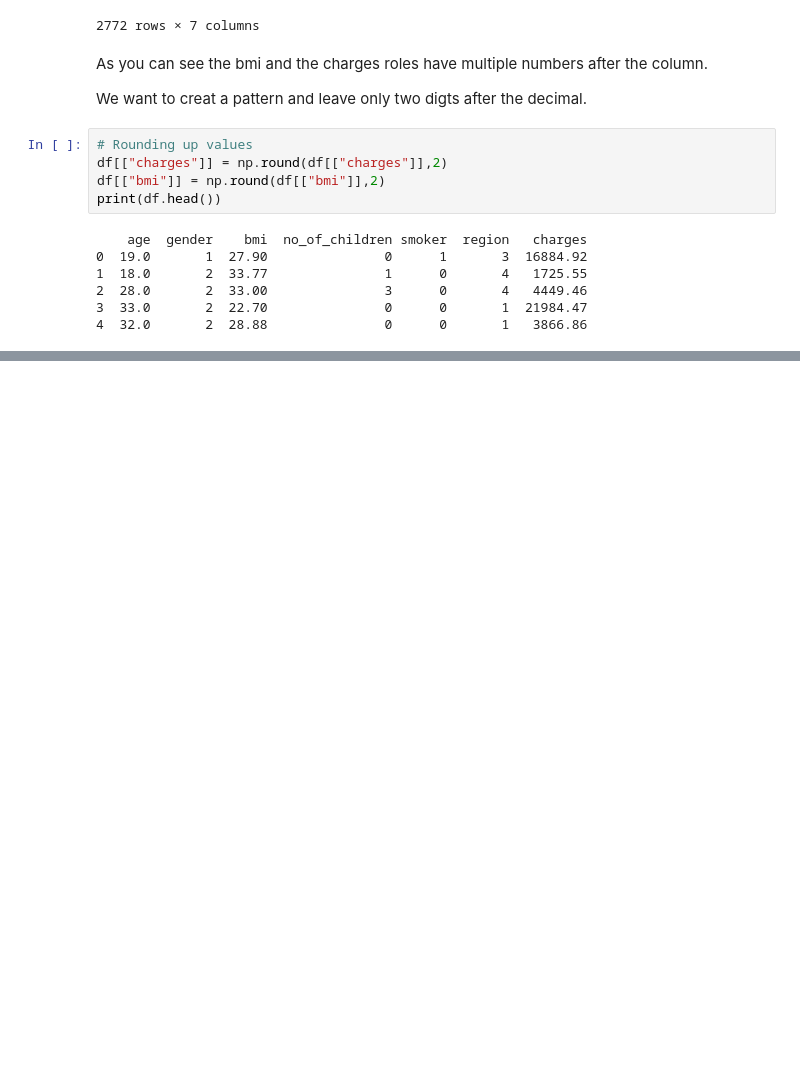
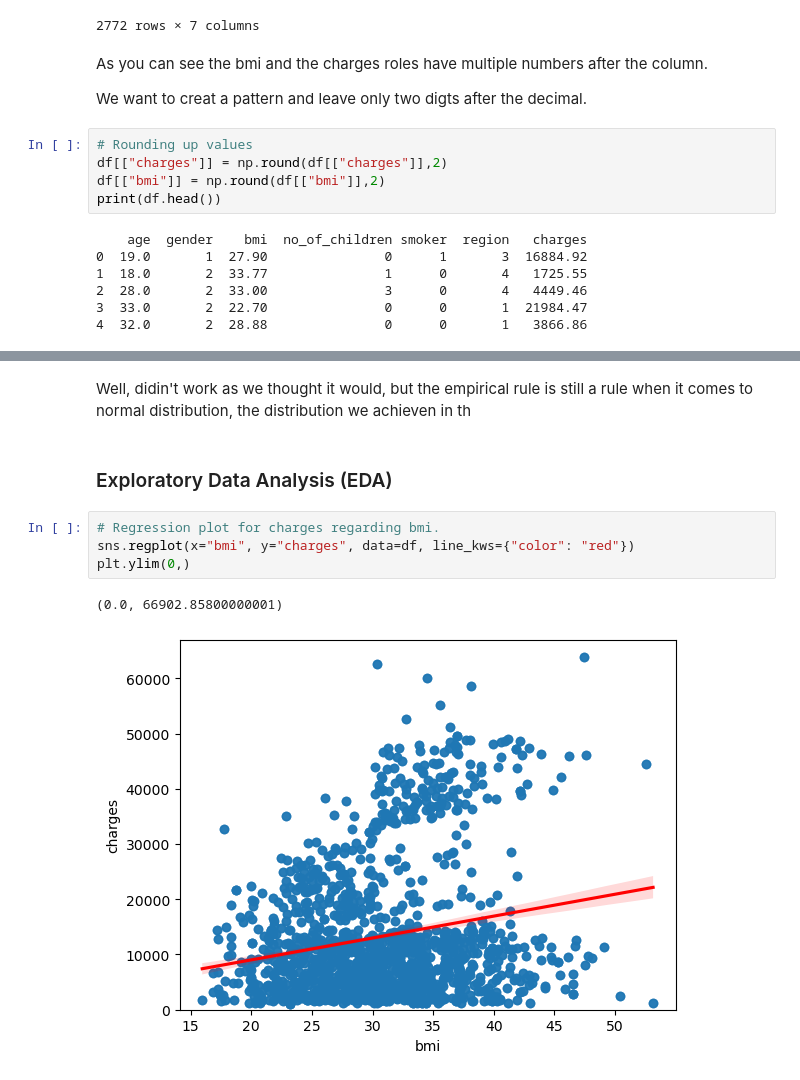
Before and after one commit to fernandes-s/insurance_cost_analysis, a Jupyter notebook: Insurance_Analysis.ipynb, the cells around one changed output, grey strips where cells are left out. Saved outputs shown, nothing was run; the diff lists cells and outputs as text; blank space fills up the shorter version.

Commit message:
exploratory data analysis (EDA), model development and model refinment added

```diff
--- a/Insurance_Analysis.ipynb
+++ b/Insurance_Analysis.ipynb
@@ -427,0 +453,11 @@ print(unique_smokers)
+# %% [markdown]
+Well, didin't work as we thought it would, but the empirical rule is still a rule when it comes to normal distribution, the distribution we achieven in th
+# %% [markdown]
+### Exploratory Data Analysis (EDA)
+# %%
+# Regression plot for charges regarding bmi.
+sns.regplot(x="bmi", y="charges", data=df, line_kws={"color": "red"})
+plt.ylim(0,)
+# %% [output]
+(0.0, 66902.85800000001)
+[figure, added]
```
Also changed, not shown: parts of 67 cells of this notebook, 1 other file.
